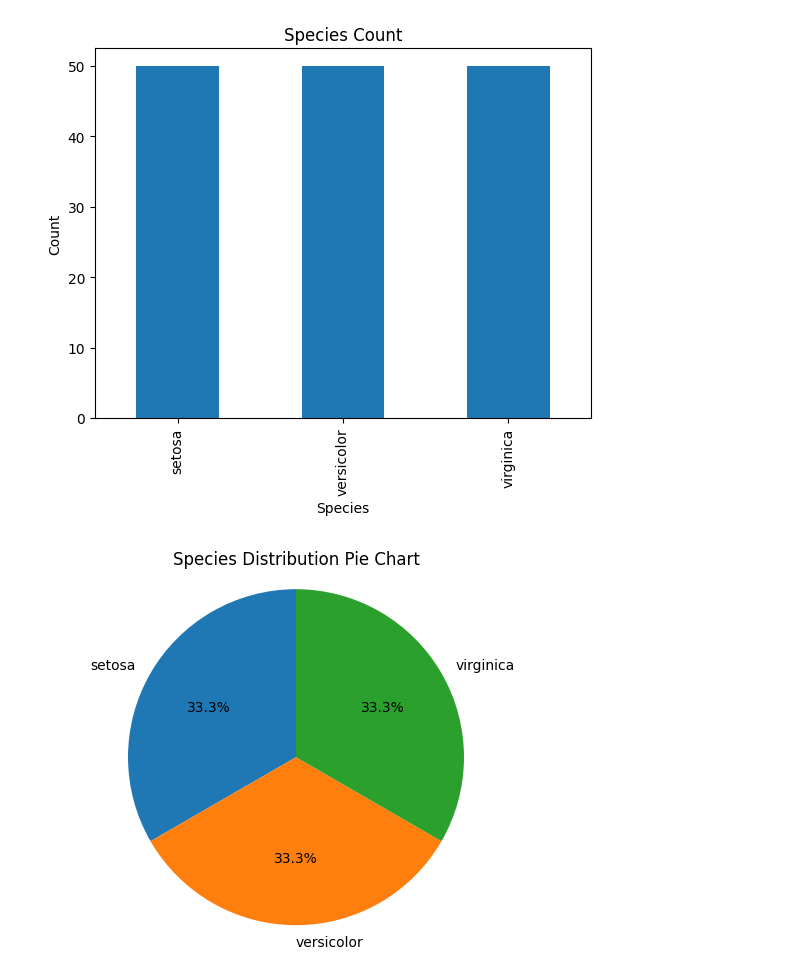
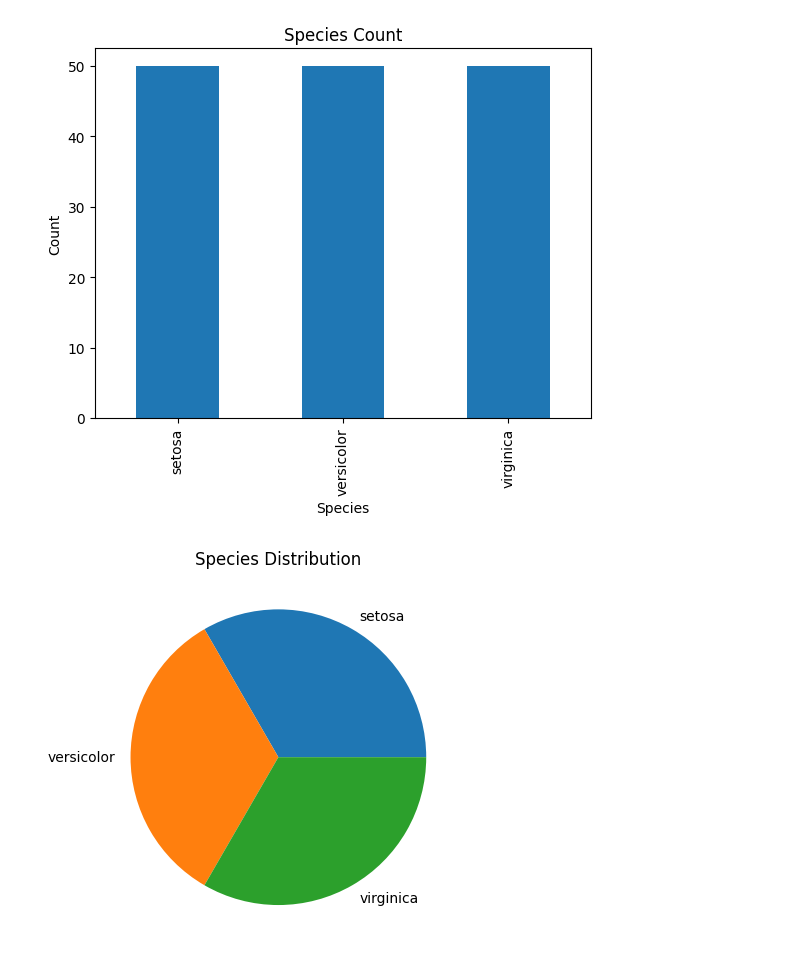
Before and after one commit to ThanmayeeGodala-ai/2025-2026-Even--AI-DS-Godala-Thanamyee-4072-, a Jupyter notebook: 17_02_26.ipynb, the cells around one changed output. Cells and saved outputs as stored; diff of their text form; code cells hidden in the pictures.

```diff
--- a/17_02_26.ipynb
+++ b/17_02_26.ipynb
@@ -165,52 +199,44 @@ data is slightly left_skewed
 # %%
+#15 Data Visualization
 
-#15 data visualization
 import pandas as pd
 import matplotlib.pyplot as plt
 
 url = "https://raw.githubusercontent.com/mwaskom/seaborn-data/master/iris.csv"
 df = pd.read_csv(url)
 
-print("First 5 rows of dataset:")
+print("First 5 rows")
 print(df.head())
 
-print("\nDataset Info:")
-print(df.info())
+print("\nDataset info")
+df.info()
 
-plt.figure()
 plt.plot(df['sepal_length'])
-plt.title("Sepal Length Line Plot")
+plt.title("Sepal Length")
 plt.xlabel("Index")
-plt.ylabel("Sepal Length")
+plt.ylabel("Value")
 plt.show()
 
-plt.figure()
 plt.hist(df['petal_length'], bins=20)
-plt.title("Petal Length Distribution")
+plt.title("Petal Length Histogram")
 plt.xlabel("Petal Length")
 plt.ylabel("Frequency")
 plt.show()
 
-plt.figure()
 plt.scatter(df['sepal_length'], df['petal_length'])
-plt.title("Sepal Length vs Petal Length")
+plt.title("Sepal vs Petal Length")
 plt.xlabel("Sepal Length")
 plt.ylabel("Petal Length")
 plt.show()
 
-plt.figure()
 df['species'].value_counts().plot(kind='bar')
 plt.title("Species Count")
 plt.xlabel("Species")
 plt.ylabel("Count")
 plt.show()
-plt.figure()
-species_count = df['species'].value_counts()
-plt.pie(species_count,
-        labels=species_count.index,
-        autopct='%1.1f%%',
-        startangle=90)
-plt.title("Species Distribution Pie Chart")
-plt.axis('equal')
+
+counts = df['species'].value_counts()
+plt.pie(counts, labels=counts.index)
+plt.title("Species Distribution")
 plt.show()
 # %% [output]
@@ -237,2 +263,2 @@ None
 [figure]
-[figure, old version]
+[figure, new version]
```
Also changed, not shown: parts of 4 cells of this notebook.
